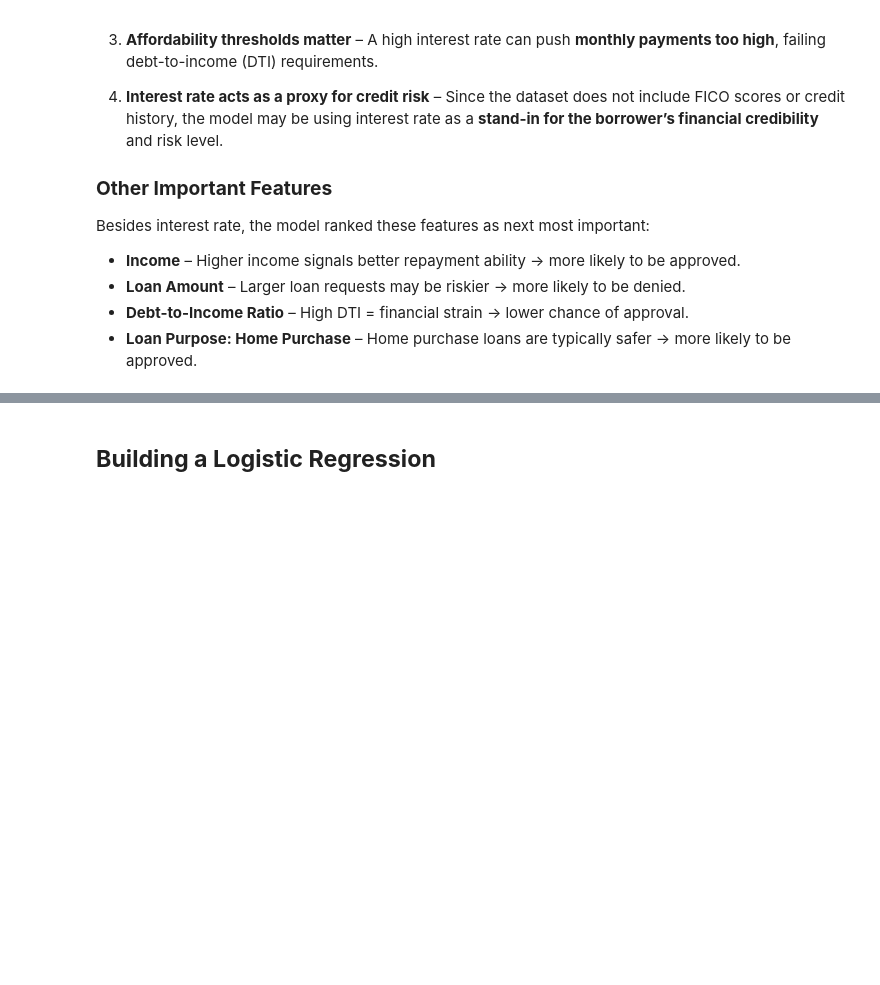
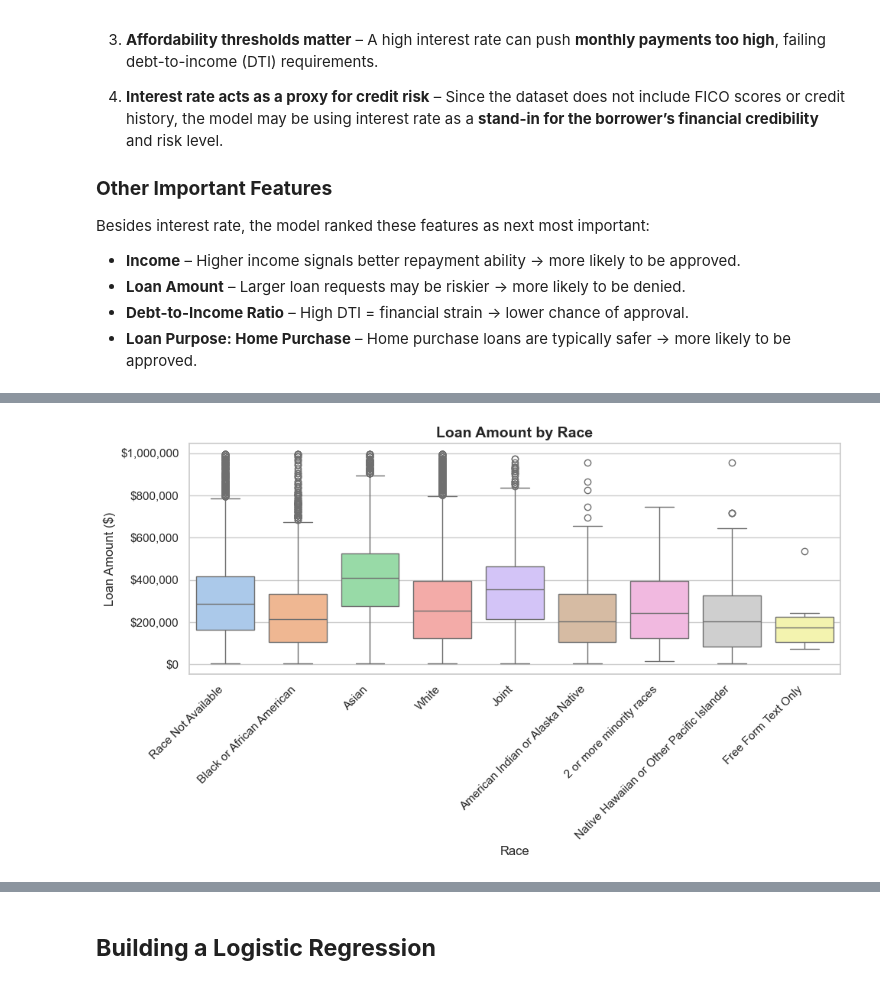
Before and after one commit to dameyer/mads-w-k-d, a Jupyter notebook: Data_780_Project.ipynb, the cells around one changed output, grey strips where cells are left out. Cells and saved outputs as stored; diff of their text form; code cells hidden in the pictures; blank space fills up the shorter version.

```diff
--- a/Data_780_Project.ipynb
+++ b/Data_780_Project.ipynb
@@ -845,0 +1092,32 @@ weighted avg       0.70      0.82      0.74     10936
+# %%
+import matplotlib.ticker as mtick  # for dollar formatting
+
+# Filter for reasonable loan amounts (under $1M)
+loan_plot_df = feature_disparities_df[feature_disparities_df['loan_amount'] < 1_000_000]
+
+# Set style
+sns.set(style="whitegrid")
+
+# Plot
+plt.figure(figsize=(10, 6))
+sns.boxplot(
+    data=loan_plot_df,
+    x='derived_race',
+    y='loan_amount',
+    palette='pastel'
+)
+
+# Rotate x-axis labels
+plt.xticks(rotation=45, ha='right')
+
+# Format y-axis ticks as dollars
+plt.gca().yaxis.set_major_formatter(mtick.StrMethodFormatter('${x:,.0f}'))
+
+# Titles and labels
+plt.title("Loan Amount by Race", fontsize=14, weight='bold')
+plt.xlabel("Race")
+plt.ylabel("Loan Amount ($)")
+plt.tight_layout()
+plt.show()
+# %% [output]
+[figure, added]
```
Also changed, not shown: parts of 33 cells of this notebook.
